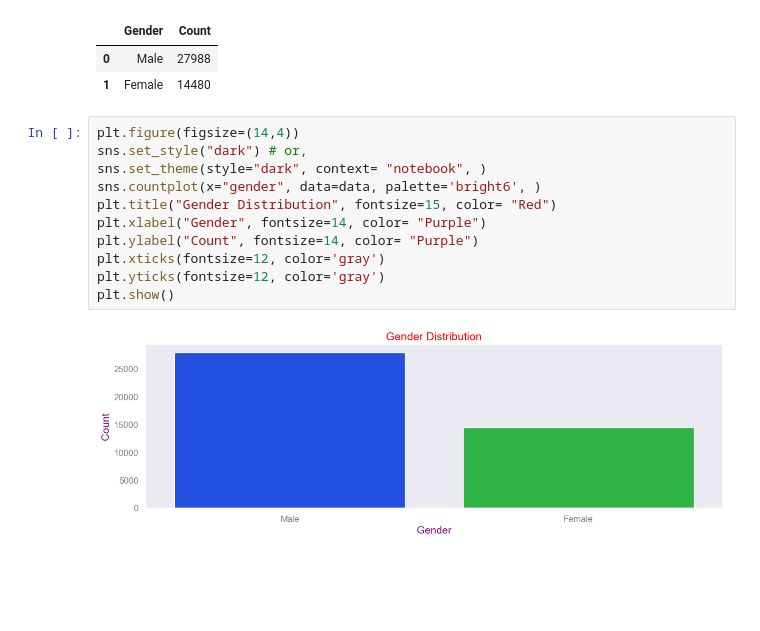
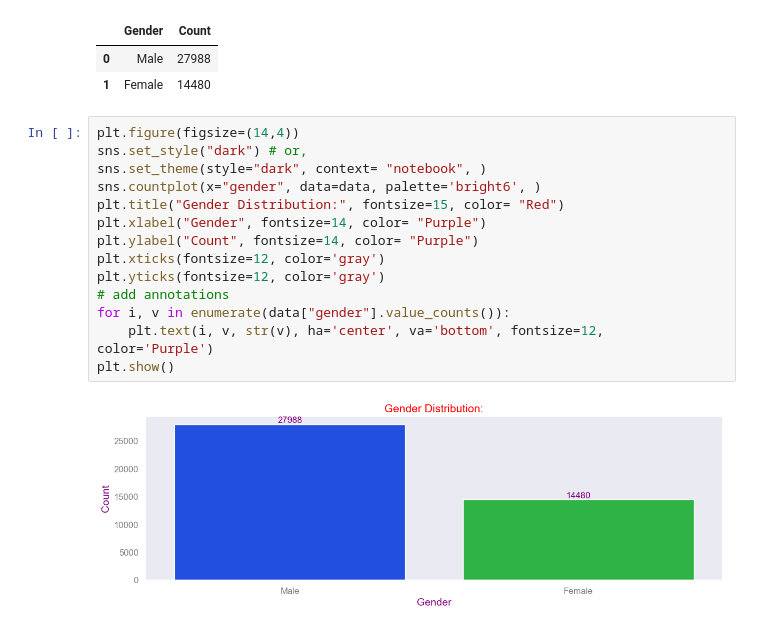
Before and after one commit to rajesh-coventry/Projects, a Jupyter notebook: 02_Data_Visuallization/04_Adults_Income_Analysis/Analysis-5_Race_Gender_and_Nationality.ipynb, the cells around one changed output. Cells and saved outputs as stored; diff of their text form; blank space fills up the shorter version.

```diff
--- a/02_Data_Visuallization/04_Adults_Income_Analysis/Analysis-5_Race_Gender_and_Nationality.ipynb
+++ b/02_Data_Visuallization/04_Adults_Income_Analysis/Analysis-5_Race_Gender_and_Nationality.ipynb
@@ -41,13 +38,16 @@ data["gender"].value_counts().reset_index().rename(columns={"gender":"Gender","c
 # %%
 plt.figure(figsize=(14,4))
 sns.set_style("dark") # or,
 sns.set_theme(style="dark", context= "notebook", )
 sns.countplot(x="gender", data=data, palette='bright6', )
-plt.title("Gender Distribution", fontsize=15, color= "Red")
+plt.title("Gender Distribution:", fontsize=15, color= "Red")
 plt.xlabel("Gender", fontsize=14, color= "Purple")
 plt.ylabel("Count", fontsize=14, color= "Purple")
 plt.xticks(fontsize=12, color='gray')
 plt.yticks(fontsize=12, color='gray')
+# add annotations
+for i, v in enumerate(data["gender"].value_counts()):
+    plt.text(i, v, str(v), ha='center', va='bottom', fontsize=12, color='Purple')
 plt.show()
 # %% [output]
-[figure, old version]
+[figure, new version]
```
Also changed, not shown: parts of 35 cells of this notebook, 1 other file.
